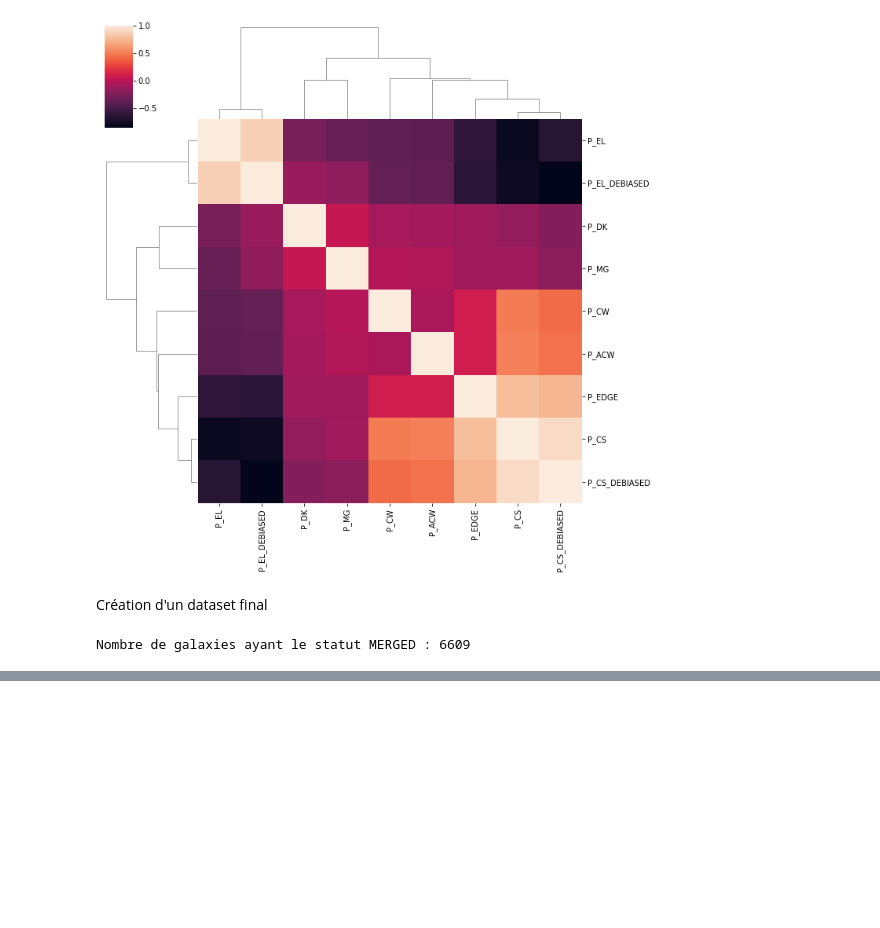
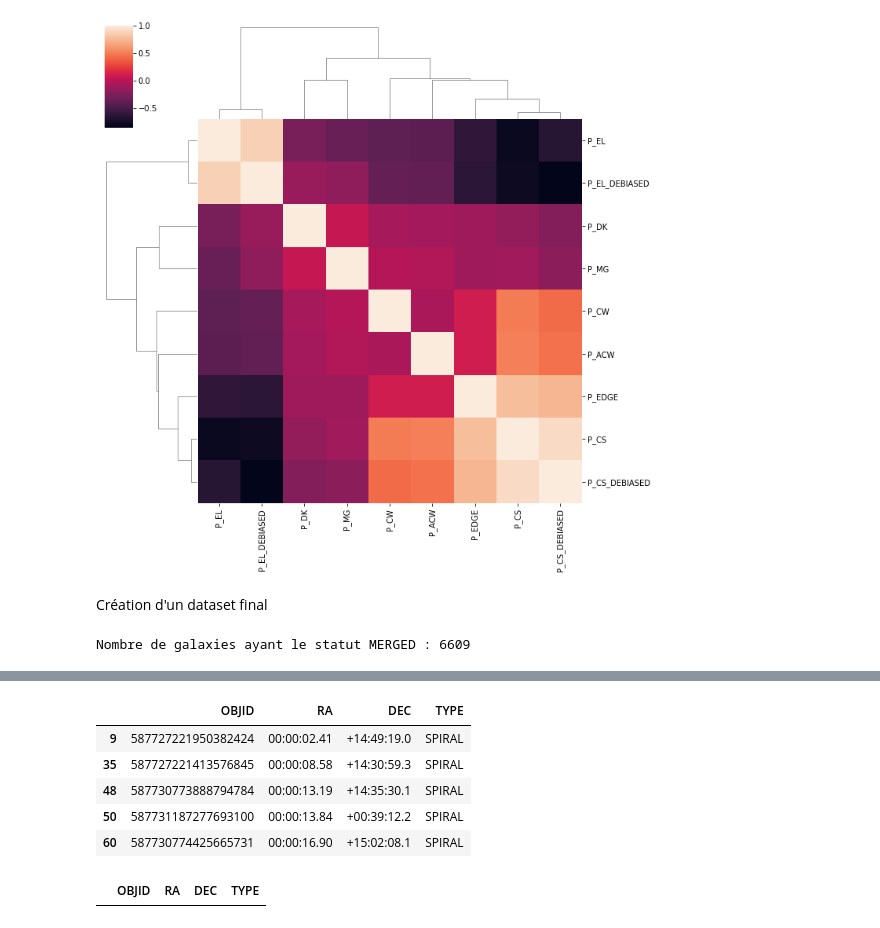
Before and after one commit to MattiasEyh/Galaxies-Classification-CNN, a Jupyter notebook: Pre-processing/Galaxy_zoo_datas_pre-processing.ipynb, the cells around one changed output, grey strips where cells are left out. Cells and saved outputs as stored; diff of their text form; code cells hidden in the pictures; blank space fills up the shorter version.

```diff
--- a/Pre-processing/Galaxy_zoo_datas_pre-processing.ipynb
+++ b/Pre-processing/Galaxy_zoo_datas_pre-processing.ipynb
@@ -232,0 +230,15 @@ dfSpi.head()
+# %%
+dfShow = dfWithPreProcess[dfWithPreProcess["TYPE"] == "SPIRAL"]
+dfShow.head()
+# %% [output]
+|  | OBJID | RA | DEC | TYPE |
+| 9 | 587727221950382424 | 00:00:02.41 | +14:49:19.0 | SPIRAL |
+| 35 | 587727221413576845 | 00:00:08.58 | +14:30:59.3 | SPIRAL |
+| 48 | 587730773888794784 | 00:00:13.19 | +14:35:30.1 | SPIRAL |
+| 50 | 587731187277693100 | 00:00:13.84 | +00:39:12.2 | SPIRAL |
+| 60 | 587730774425665731 | 00:00:16.90 | +15:02:08.1 | SPIRAL |
+# %%
+dfShow = dfWithPreProcess[dfWithPreProcess["TYPE"] == "UNKNOWN"]
+dfShow.head()
+# %% [output]
+|  | OBJID | RA | DEC | TYPE |
```
Also changed, not shown: parts of 8 cells of this notebook, 1 other file.
